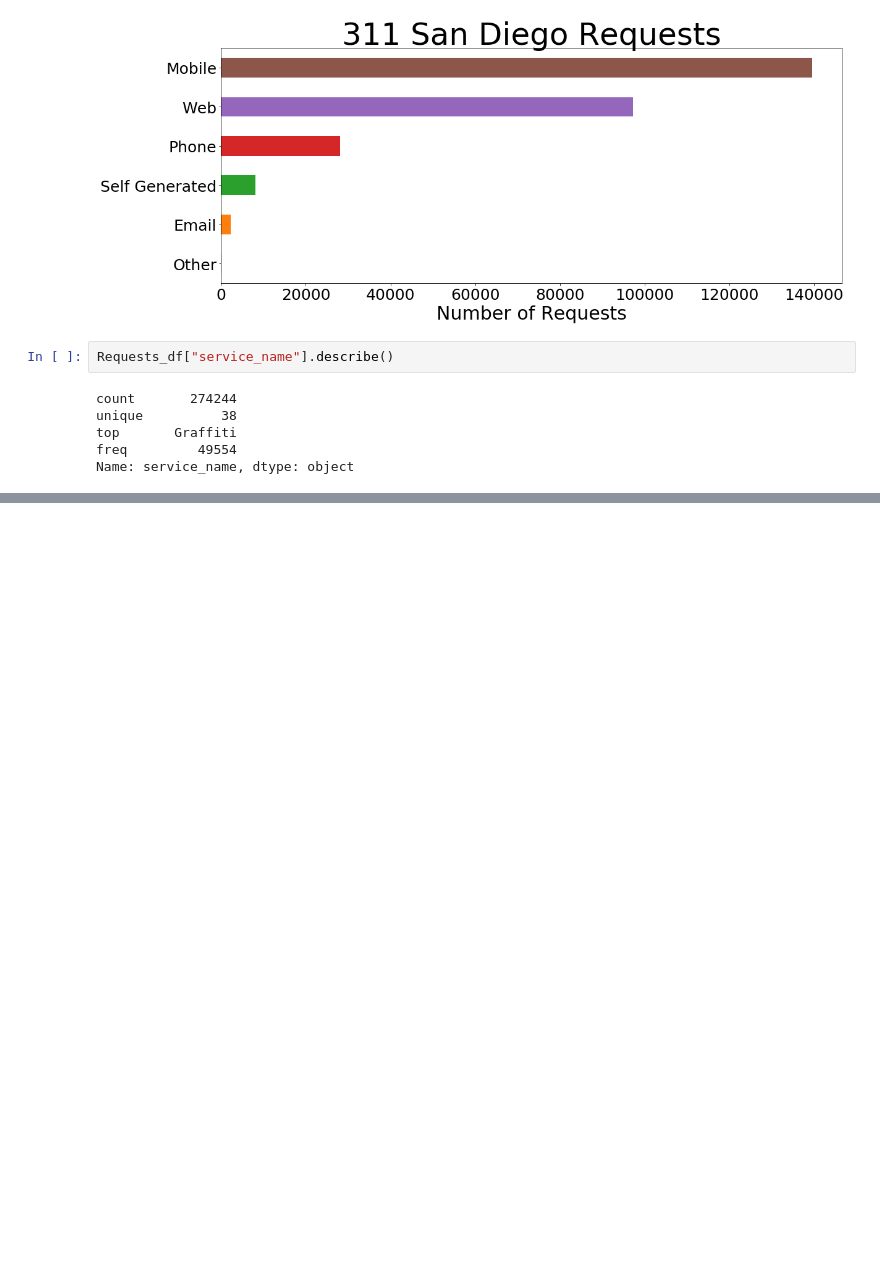
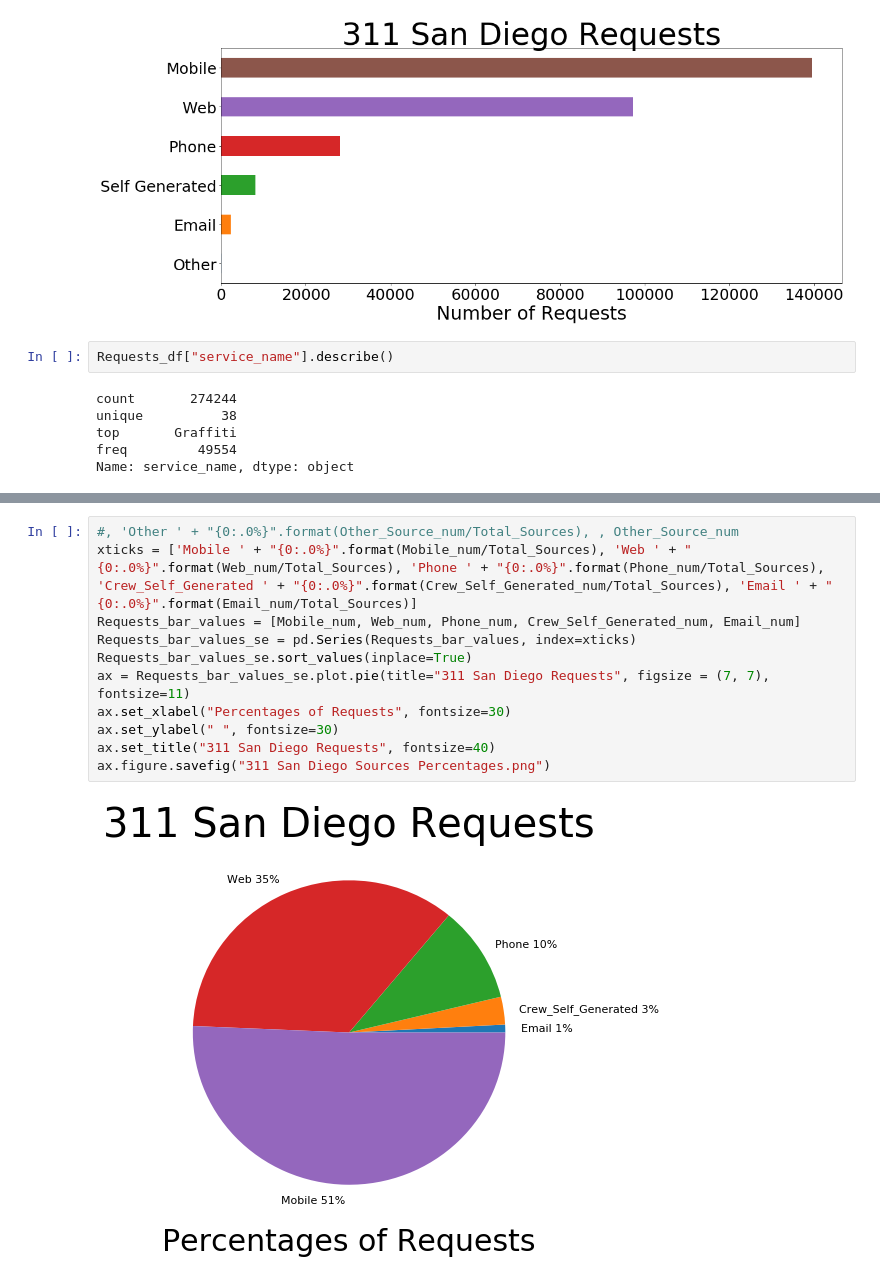
Before and after one commit to farhadOmidvar/311-San-Diego, a Jupyter notebook: Requests_Sources.ipynb, the cells around one changed output, grey strips where cells are left out. Drawn from its saved outputs; the diff is of its cells as text; blank space fills up the shorter version.

```diff
--- a/Requests_Sources.ipynb
+++ b/Requests_Sources.ipynb
@@ -205,0 +236,13 @@ Name: service_name, dtype: object
+# %%
+#, 'Other ' + "{0:.0%}".format(Other_Source_num/Total_Sources), , Other_Source_num
+xticks = ['Mobile ' + "{0:.0%}".format(Mobile_num/Total_Sources), 'Web ' + "{0:.0%}".format(Web_num/Total_Sources), 'Phone ' + "{0:.0%}".format(Phone_num/Total_Sources), 'Crew_Self_Generated ' + "{0:.0%}".format(Crew_Self_Generated_num/Total_Sources), 'Email ' + "{0:.0%}".format(Email_num/Total_Sources)]
+Requests_bar_values = [Mobile_num, Web_num, Phone_num, Crew_Self_Generated_num, Email_num]
+Requests_bar_values_se = pd.Series(Requests_bar_values, index=xticks)
+Requests_bar_values_se.sort_values(inplace=True)
+ax = Requests_bar_values_se.plot.pie(title="311 San Diego Requests", figsize = (7, 7), fontsize=11)
+ax.set_xlabel("Percentages of Requests", fontsize=30)
+ax.set_ylabel(" ", fontsize=30)
+ax.set_title("311 San Diego Requests", fontsize=40)
+ax.figure.savefig("311 San Diego Sources Percentages.png")
+# %% [output]
+[figure, added]
```
Also changed, not shown: parts of 7 cells of this notebook, 3 other files.
